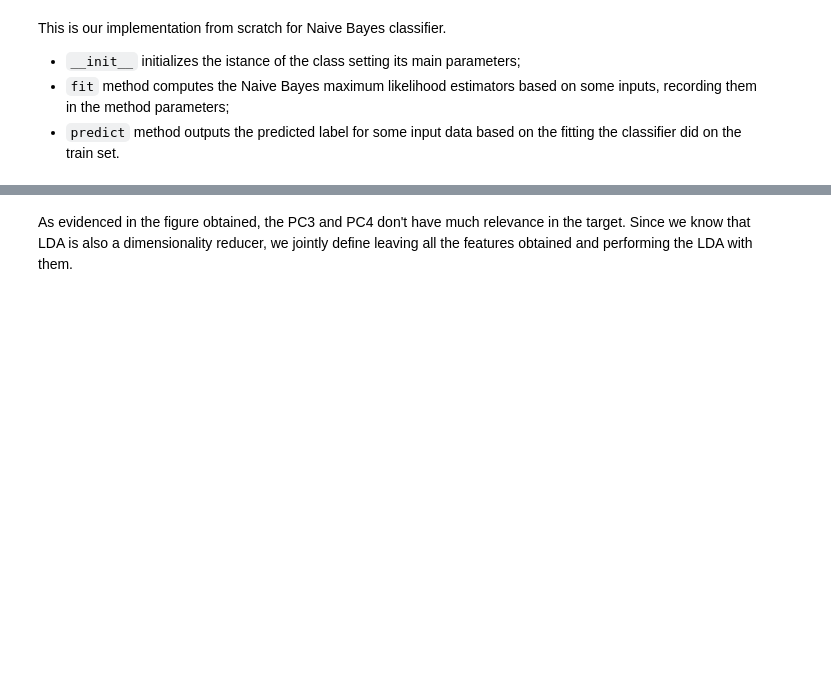
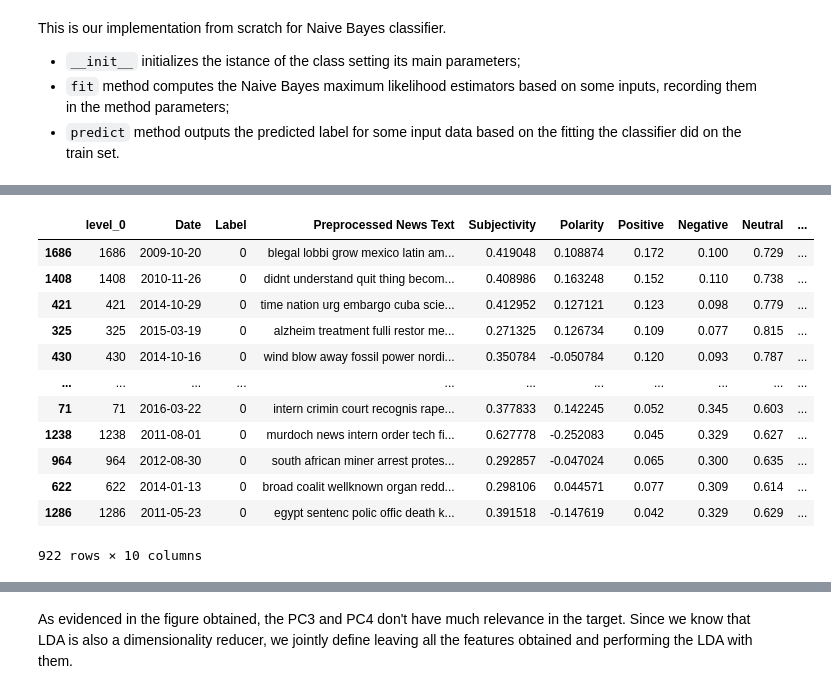
Before and after one commit to LeoDiNino97/FDS_final_project, a Jupyter notebook: Project_report.ipynb, the cells around one changed output, grey strips where cells are left out. Drawn from its saved outputs; the diff is of its cells as text; code cells hidden in the pictures; blank space fills up the shorter version.

```diff
--- a/Project_report.ipynb
+++ b/Project_report.ipynb
@@ -731,0 +843,16 @@ final_dataset_text = final_dataset_text[['Label','Subjectivity','Polarity','Posi
+# %%
+final_dataset_text.loc[final_dataset_text['Label']==0].sort_values(by="Compound", ascending=False)
+# %% [output]
+|  | level_0 | Date | Label | Preprocessed News Text | Subjectivity | Polarity | Positive | Negative | Neutral | ... |
+| 1686 | 1686 | 2009-10-20 | 0 | blegal lobbi grow mexico latin am... | 0.419048 | 0.108874 | 0.172 | 0.100 | 0.729 | ... |
+| 1408 | 1408 | 2010-11-26 | 0 | didnt understand quit thing becom... | 0.408986 | 0.163248 | 0.152 | 0.110 | 0.738 | ... |
+| 421 | 421 | 2014-10-29 | 0 | time nation urg embargo cuba scie... | 0.412952 | 0.127121 | 0.123 | 0.098 | 0.779 | ... |
+| 325 | 325 | 2015-03-19 | 0 | alzheim treatment fulli restor me... | 0.271325 | 0.126734 | 0.109 | 0.077 | 0.815 | ... |
+| 430 | 430 | 2014-10-16 | 0 | wind blow away fossil power nordi... | 0.350784 | -0.050784 | 0.120 | 0.093 | 0.787 | ... |
+| ... | ... | ... | ... | ... | ... | ... | ... | ... | ... | ... |
+| 71 | 71 | 2016-03-22 | 0 | intern crimin court recognis rape... | 0.377833 | 0.142245 | 0.052 | 0.345 | 0.603 | ... |
+| 1238 | 1238 | 2011-08-01 | 0 | murdoch news intern order tech fi... | 0.627778 | -0.252083 | 0.045 | 0.329 | 0.627 | ... |
+| 964 | 964 | 2012-08-30 | 0 | south african miner arrest protes... | 0.292857 | -0.047024 | 0.065 | 0.300 | 0.635 | ... |
+| 622 | 622 | 2014-01-13 | 0 | broad coalit wellknown organ redd... | 0.298106 | 0.044571 | 0.077 | 0.309 | 0.614 | ... |
+| 1286 | 1286 | 2011-05-23 | 0 | egypt sentenc polic offic death k... | 0.391518 | -0.147619 | 0.042 | 0.329 | 0.629 | ... |
+922 rows × 10 columns
```
Also changed, not shown: parts of 61 cells of this notebook.
